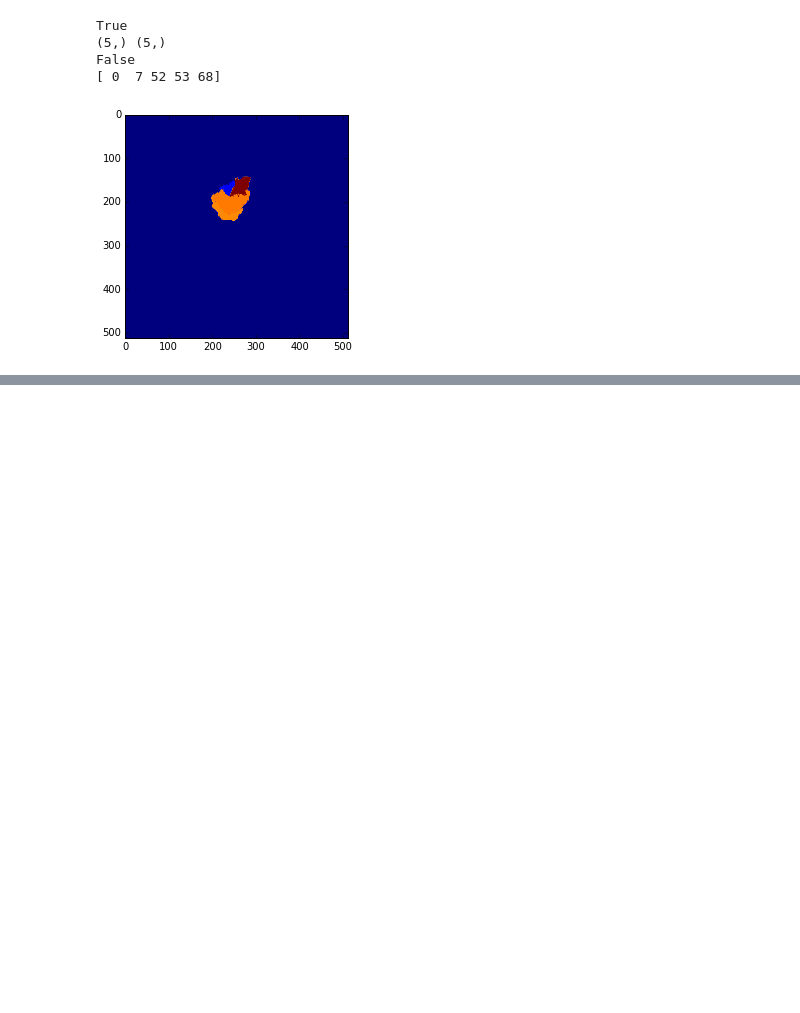
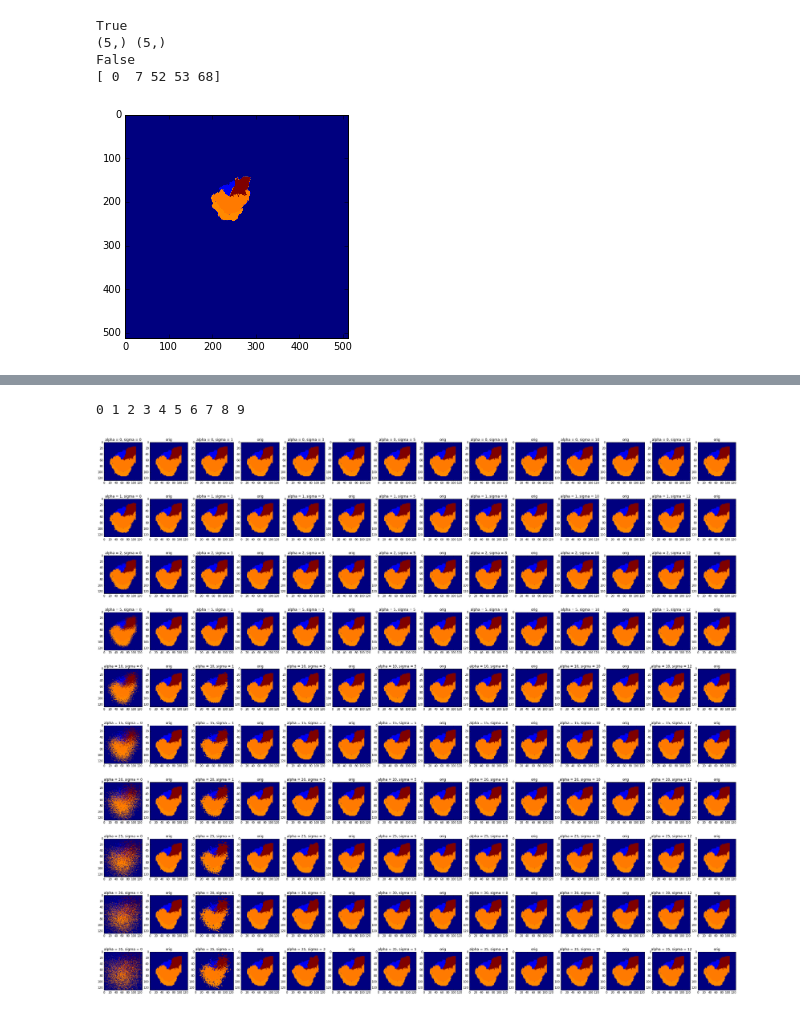
Before and after one commit to lhallock/openarm-seg, a Jupyter notebook: deformations_dev.ipynb, the cells around one changed output, grey strips where cells are left out. Drawn from its saved outputs; the diff is of its cells as text; code cells hidden in the pictures; blank space fills up the shorter version.

```diff
--- a/deformations_dev.ipynb
+++ b/deformations_dev.ipynb
@@ -23,7 +23,7 @@ from skimage.io import imread, imsave
 import pipeline
 import Unet
 # %%
-def elastic_transform(image, alpha, sigma, rand_arr1, rand_arr2):
+def elastic_transform(image, alpha, sigma, rand_arr1, rand_arr2, int_order):
     """Elastic deformation of images as described in [Simard2003]_.
     .. [Simard2003] Simard, Steinkraus and Platt, "Best Practices for
        Convolutional Neural Networks applied to Visual Document Analysis", in
@@ -42,7 +42,7 @@ def elastic_transform(image, alpha, sigma, rand_arr1, rand_arr2):
     x, y = np.meshgrid(np.arange(shape[0]), np.arange(shape[1]), indexing='ij')
     indices = np.reshape(x+dx, (-1, 1)), np.reshape(y+dy, (-1, 1))
 
-    return map_coordinates(image, indices, order=1).reshape(shape)
+    return map_coordinates(image, indices, order=int_order).reshape(shape)
 # %%
 def restore_valid_labels(cross_section, true_labels):
     scaled_labels = true_labels * 10
@@ -68,8 +68,8 @@ def get_closest_value(target, values):
     return values[idx]
 # %%
 all_orig_labels = [0, 7, 8, 9, 45, 51, 52, 53, 68]
-forward = {0: 0, 7: 100, 8: 200, 9: 300, 45: 400, 51: 500, 52: 600, 53: 700, 68: 800}
-inverse = {0: 0, 100: 7, 200: 8, 300: 9, 400: 45, 500: 51, 600: 52, 700: 53, 800: 68}
+forward = {0: 0, 7: 50, 8: 1000, 9: 5000, 45: 400, 51: 500, 52: 600, 53: 700, 68: 800}
+inverse = {0: 0, 50: 7, 1000: 8, 5000: 9, 400: 45, 500: 51, 600: 52, 700: 53, 800: 68}
 
 def spread_compress_labels(cross_section, mode):
     if mode == 'spread':
@@ -234,0 +252,6 @@ np.unique(nii_seg_arr).shape
+# %%
+seed = np.random.randint(0, 2 ** 32 - 1)
+randomizer = np.random.RandomState(seed)
+shape = padded.shape
+rand_arr1 = randomizer.rand(*shape)
+rand_arr2 = randomizer.rand(*shape)
@@ -234,0 +315,31 @@ np.unique(nii_seg_arr).shape
+# %%
+height, width = 10, 7
+
+alphas = [0, 1, 2, 5, 10, 15, 20, 25, 30, 35]
+sigmas = [0, 1, 3, 5, 8, 10, 12]
+
+true_orig_labels = np.unique(padded)
+spreaded = spread_compress_labels(padded, 'spread')
+
+f, axarr = plt.subplots(len(alphas),len(sigmas) * 2)
+f.set_size_inches(40,35)
+for i in range(len(alphas)):
+    print(i, end=' ')
+    for j in range(len(sigmas)):
+        img = elastic_transform(padded, alphas[i], sigmas[j], rand_arr1, rand_arr2, 0)
+        #img = restore_valid_labels_subs(img, true_orig_labels)
+        #img = spread_compress_labels(img, 'compress')
+        #img = nearest_neighbors_restore(img)
+        #img = nearest_neighbors_restore(img)
+        title = 'alpha = ' + str(alphas[i]) + ', sigma = ' + str(sigmas[j])
+        axarr[i, j * 2].set_title(title)
+        axarr[i, j * 2].imshow(img)
+        axarr[i, j * 2 + 1].imshow(padded)
+        axarr[i, j * 2 + 1].set_title('orig')
+
+
+f.subplots_adjust(hspace=0.3)
+f.patch.set_facecolor('white')
+# %% [output]
+0 1 2 3 4 5 6 7 8 9
+[figure, added]
```
Also changed, not shown: parts of 13 cells of this notebook, 1 other file.
